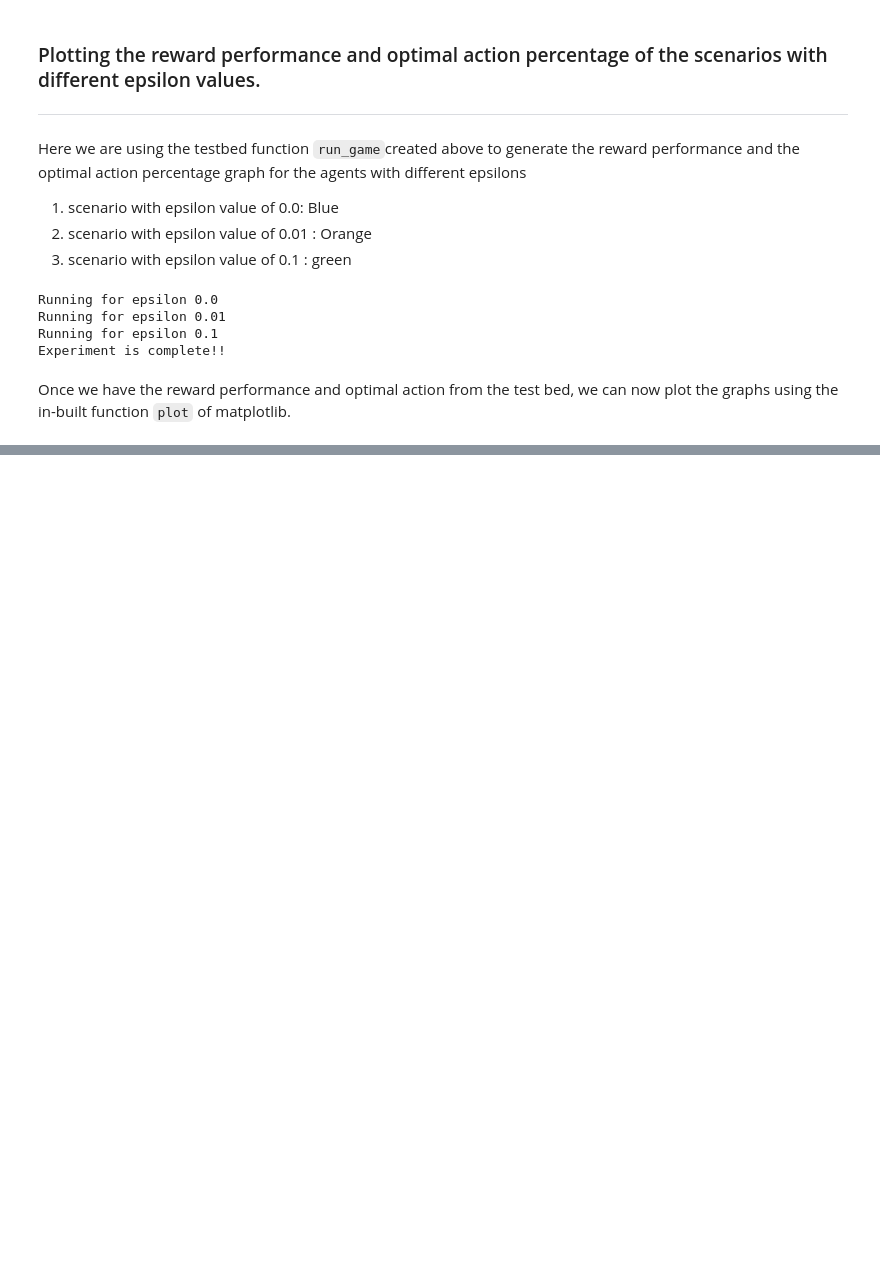
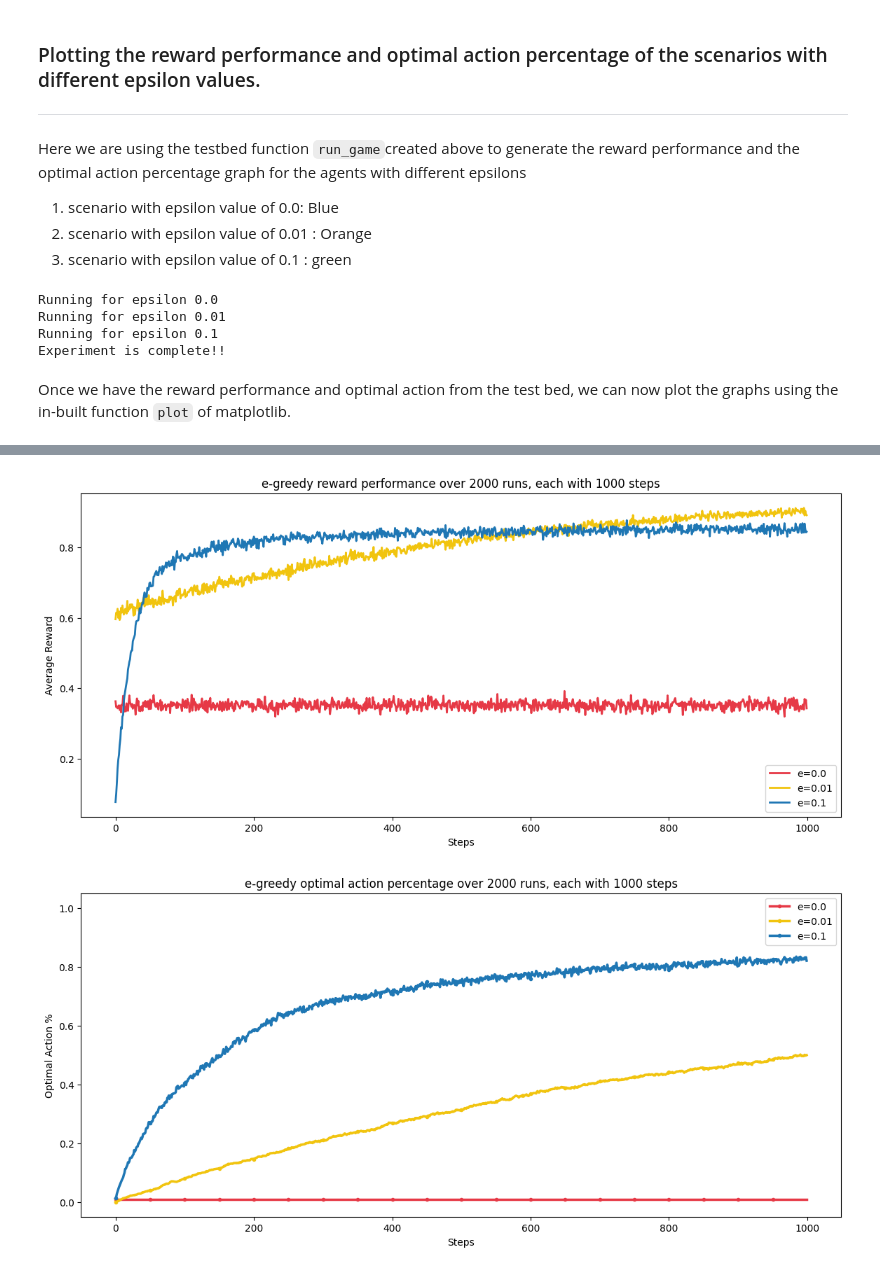
Before and after one commit to mdehghani86/RL_labs, a Jupyter notebook: Lab 2/Lab_2(a)_MABs_Binomial.ipynb, the cells around one changed output, grey strips where cells are left out. Cells and saved outputs as stored; diff of their text form; code cells hidden in the pictures; blank space fills up the shorter version.

```diff
--- a/Lab 2/Lab_2(a)_MABs_Binomial.ipynb
+++ b/Lab 2/Lab_2(a)_MABs_Binomial.ipynb
@@ -239,11 +291,3 @@ Running for epsilon 0.1
 Experiment is complete!!
 # %% [markdown]
 Once we have the reward performance and optimal action from the test bed, we can now plot the graphs using the in-built function `plot` of matplotlib.
-# %%
-f, ax = plt.subplots(nrows=1, ncols=1,figsize=(14, 6))
-for epsilon in Epsilons:
-    ax.plot(range(steps), rewards_avg_by_epsilon[epsilon], label='e={}'.format(epsilon))
-ax.legend(loc='lower right')
-plt.title('e-greedy reward performance over {}'.format(runs) +' runs, each with {}'.format(steps) + ' steps')
-plt.xlabel('Steps')
-plt.ylabel('Average Reward')
@@ -253,9 +293,0 @@ Text(0,0.5,'Average Reward')
-# %%
-f, ax = plt.subplots(figsize=(14, 6))
-for epsilon in Epsilons:
-    ax.plot(range(steps), optimal_action_perc_by_epsilon[epsilon], label='e={}'.format(epsilon))
-ax.legend()
-plt.title('e-greedy optimal action percentage over {}'.format(runs) +' runs, each with {}'.format(steps) + ' steps')
-plt.xlabel('Steps')
-plt.ylabel('Optimal Action %')
-ax.set_ylim(0,1) #Max for 100%
@@ -264,0 +306,51 @@ ax.set_ylim(0,1) #Max for 100%
+# %%
+# Colors extracted directly from the image
+image_colors = [
+    "#e63946",  # red
+    "#f1c40f",  # yellow
+    "#1f77b4",  # blue
+    "#f06d3d",  # orange
+    "#000000"   # black
+]
+
+# --- First Plot: Average Reward ---
+f, ax = plt.subplots(nrows=1, ncols=1, figsize=(14, 6))
+for i, epsilon in enumerate(Epsilons):
+    ax.plot(range(steps),
+            rewards_avg_by_epsilon[epsilon],
+            label=f"e={epsilon}",
+            color=image_colors[i % len(image_colors)],  # cycle palette
+            linewidth=2)
+
+ax.legend(loc='lower right')
+plt.title(f'e-greedy reward performance over {runs} runs, each with {steps} steps')
+plt.xlabel('Steps')
+plt.ylabel('Average Reward')
+plt.show()
+
+
+# --- Second Plot: Optimal Action % (modified) ---
+f, ax = plt.subplots(figsize=(14, 6))
+for i, epsilon in enumerate(Epsilons):
+    y_values = optimal_action_perc_by_epsilon[epsilon]
+
+    # Ensure flat lines at y=0 are visible
+    if np.all(y_values == 0):
+        y_values = y_values + 0.01
+
+    ax.plot(range(steps),
+            y_values,
+            label=f"e={epsilon}",
+            color=image_colors[i % len(image_colors)],  # cycle palette
+            linewidth=2.5,
+            marker="o", markersize=3, markevery=steps//20)  # markers for visibility
+
+ax.legend()
+plt.title(f'e-greedy optimal action percentage over {runs} runs, each with {steps} steps')
+plt.xlabel('Steps')
+plt.ylabel('Optimal Action %')
+ax.set_ylim(-0.05, 1.05)  # padding so 0% and 100% lines are visible
+plt.show()
+# %% [output]
+[figure, added]
+[figure, added]
```
Also changed, not shown: parts of 26 cells of this notebook.
